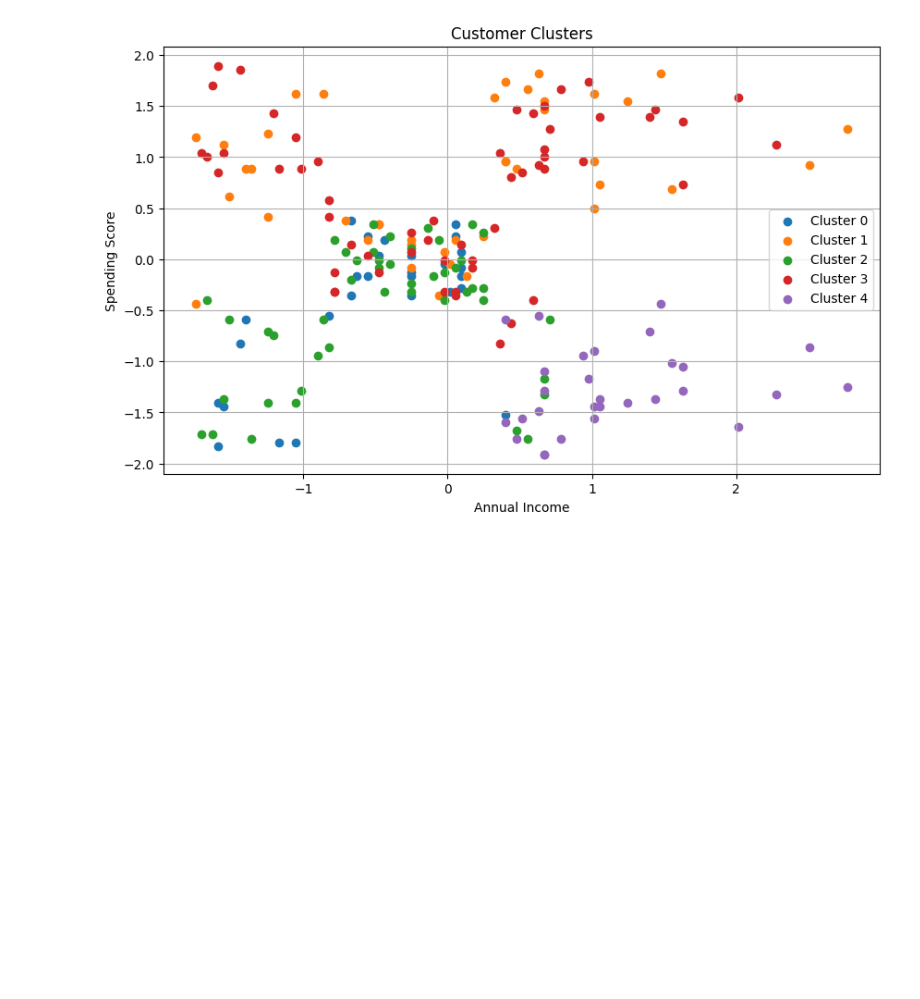
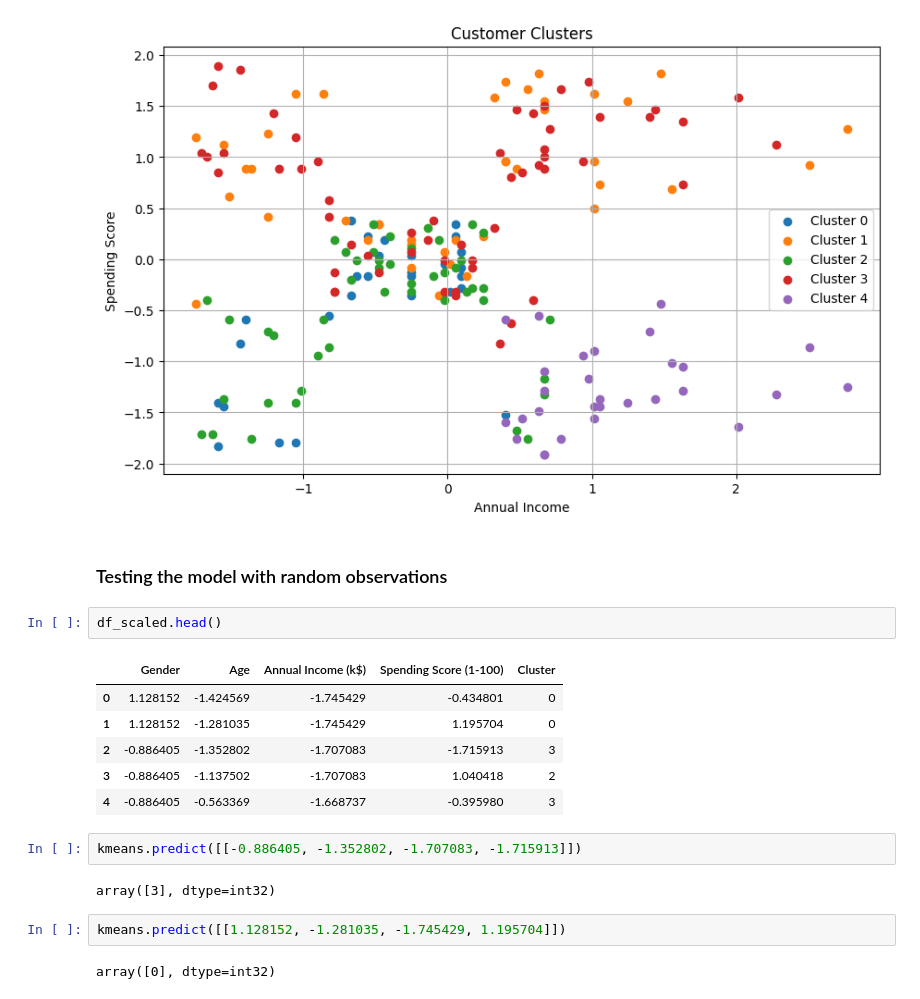
Before and after one commit to smartinternz02/SI-GuidedProject-581948-1695048352, a Jupyter notebook: Assignment_5.ipynb, the cells around one changed output. Drawn from its saved outputs; the diff is of its cells as text; blank space fills up the shorter version.

```diff
--- a/Assignment_5.ipynb
+++ b/Assignment_5.ipynb
@@ -252,3 +252,22 @@ plt.grid(True)
 plt.show()
 # %% [output]
 [figure]
+# %% [markdown]
+### Testing the model with random observations
+# %%
+df_scaled.head()
+# %% [output]
+|  | Gender | Age | Annual Income (k$) | Spending Score (1-100) | Cluster |
+| 0 | 1.128152 | -1.424569 | -1.745429 | -0.434801 | 0 |
+| 1 | 1.128152 | -1.281035 | -1.745429 | 1.195704 | 0 |
+| 2 | -0.886405 | -1.352802 | -1.707083 | -1.715913 | 3 |
+| 3 | -0.886405 | -1.137502 | -1.707083 | 1.040418 | 2 |
+| 4 | -0.886405 | -0.563369 | -1.668737 | -0.395980 | 3 |
+# %%
+kmeans.predict([[-0.886405, -1.352802, -1.707083, -1.715913]])
+# %% [output]
+array([3], dtype=int32)
+# %%
+kmeans.predict([[1.128152, -1.281035, -1.745429, 1.195704]])
+# %% [output]
+array([0], dtype=int32)
```
Also changed, not shown: parts of 2 cells of this notebook.
